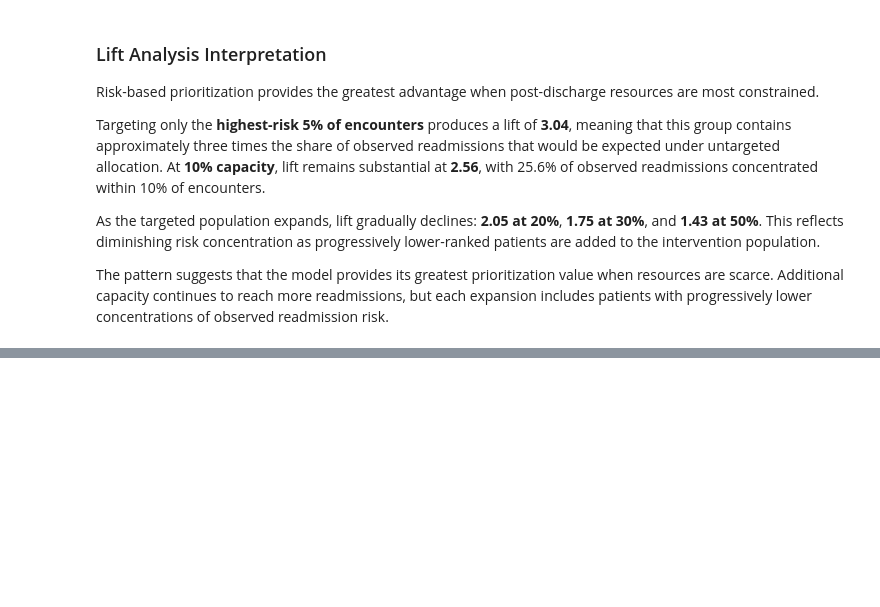
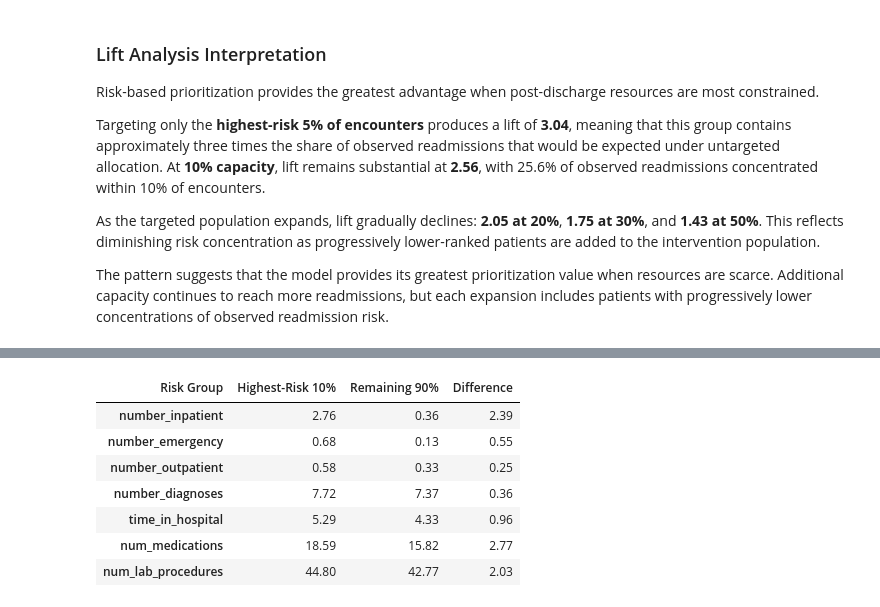
Before and after one commit to byegond-beep/hospital-readmission-resource-allocation-analytics, a Jupyter notebook: notebooks/07-readmission_decision_analysis.ipynb, the cells around one changed output, grey strips where cells are left out. Saved outputs shown, nothing was run; the diff lists cells and outputs as text; code cells hidden in the pictures; blank space fills up the shorter version.

```diff
--- a/notebooks/07-readmission_decision_analysis.ipynb
+++ b/notebooks/07-readmission_decision_analysis.ipynb
@@ -335,0 +427,41 @@ The pattern suggests that the model provides its greatest prioritization value w
+# %%
+high_risk_cutoff = int(np.ceil(len(ranked_data) * 0.10))
+
+ranked_data["Risk Group"] = "Remaining 90%"
+ranked_data.loc[
+    :high_risk_cutoff - 1,
+    "Risk Group"
+] = "Highest-Risk 10%"
+
+profile_features = [
+    "number_inpatient",
+    "number_emergency",
+    "number_outpatient",
+    "number_diagnoses",
+    "time_in_hospital",
+    "num_medications",
+    "num_lab_procedures"
+]
+
+high_risk_profile = (
+    ranked_data
+    .groupby("Risk Group")[profile_features]
+    .mean()
+    .T
+)
+
+high_risk_profile["Difference"] = (
+    high_risk_profile["Highest-Risk 10%"]
+    - high_risk_profile["Remaining 90%"]
+)
+
+high_risk_profile.round(2)
+# %% [output]
+| Risk Group | Highest-Risk 10% | Remaining 90% | Difference |
+| number_inpatient | 2.76 | 0.36 | 2.39 |
+| number_emergency | 0.68 | 0.13 | 0.55 |
+| number_outpatient | 0.58 | 0.33 | 0.25 |
+| number_diagnoses | 7.72 | 7.37 | 0.36 |
+| time_in_hospital | 5.29 | 4.33 | 0.96 |
+| num_medications | 18.59 | 15.82 | 2.77 |
+| num_lab_procedures | 44.80 | 42.77 | 2.03 |
```
Also changed, not shown: parts of 24 cells of this notebook.
